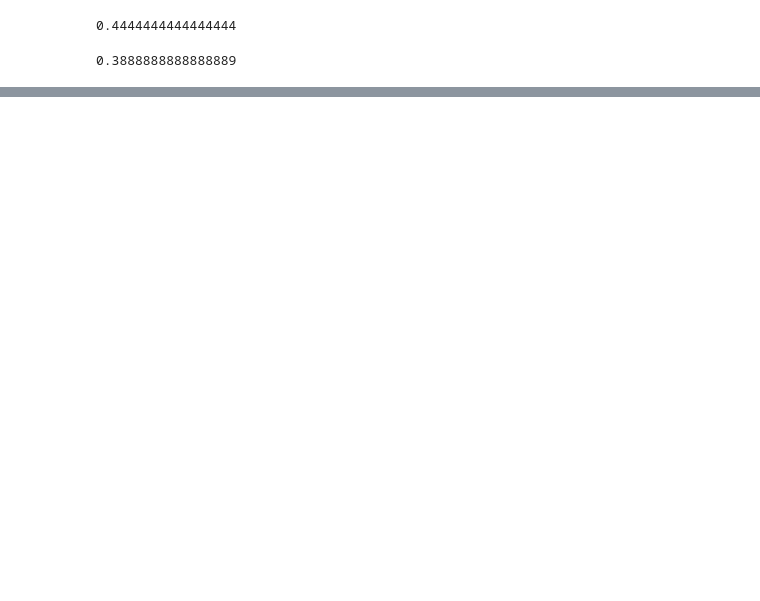
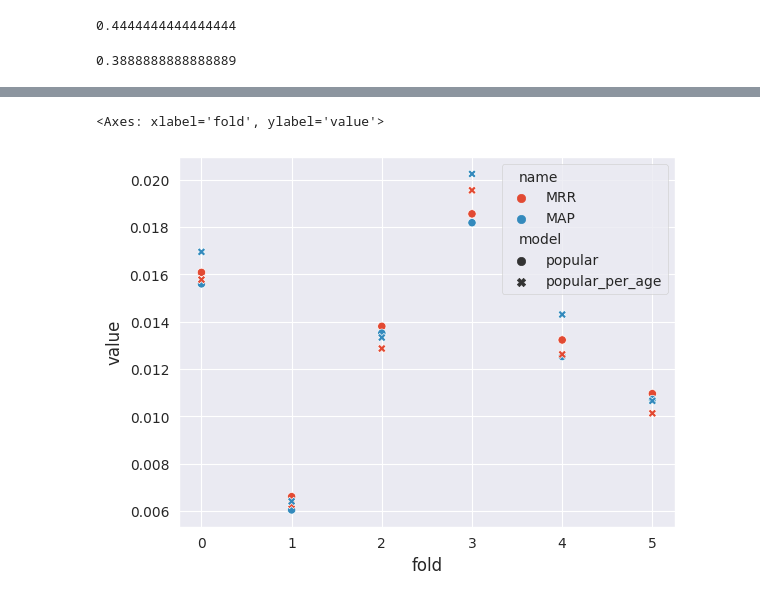
Before and after one commit to KernelA/education-recsys, a Jupyter notebook: l1_metrics.ipynb, the cells around one changed output, grey strips where cells are left out. Saved outputs shown, nothing was run; the diff lists cells and outputs as text; code cells hidden in the pictures; blank space fills up the shorter version.

```diff
--- a/l1_metrics.ipynb
+++ b/l1_metrics.ipynb
@@ -123,0 +173,5 @@ plt.legend()
+# %%
+sns.scatterplot(data=all_metrics, x="fold", y="value", hue="name", style="model")
+# %% [output]
+<Axes: xlabel='fold', ylabel='value'>
+[figure, added]
```
Also changed, not shown: parts of 25 cells of this notebook, 7 other files.
